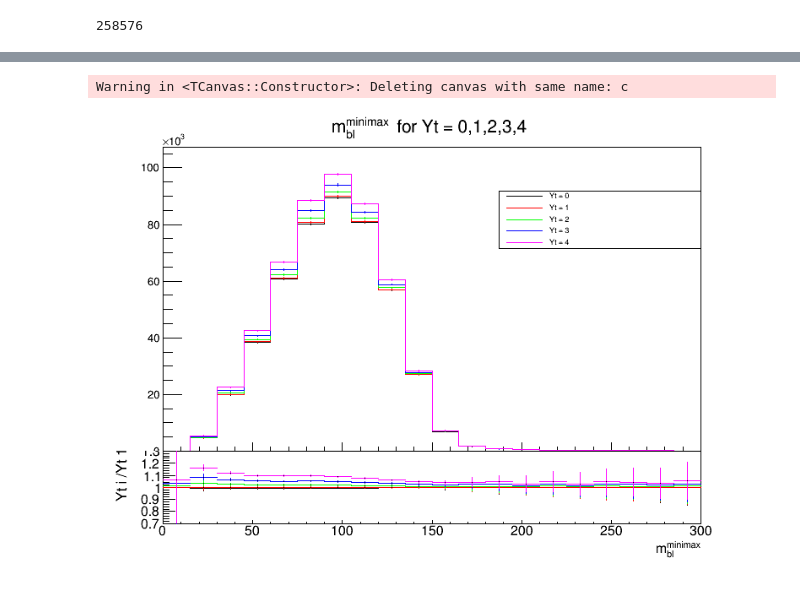
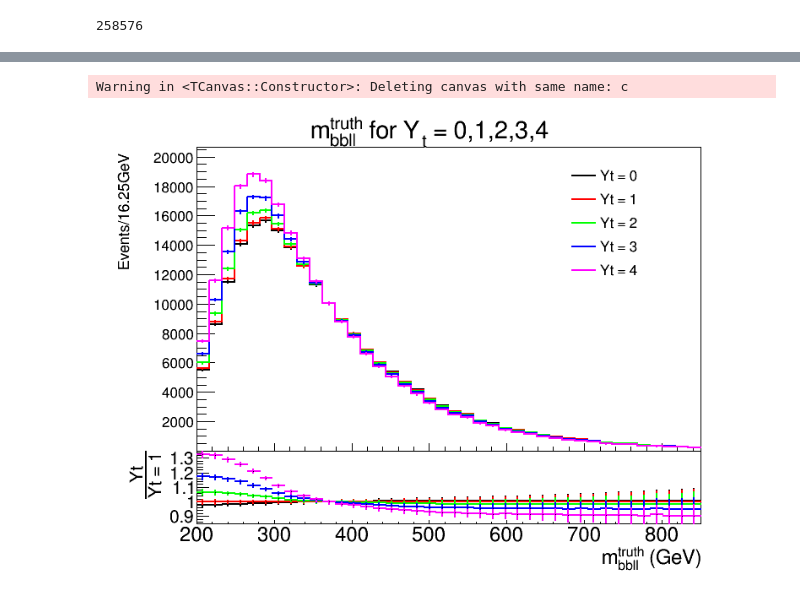
Before and after one commit to cinyuzhu/ttbar-mass, a Jupyter notebook: Yt_analysis/m_ttbar.ipynb, the cells around one changed output, grey strips where cells are left out. Saved outputs shown, nothing was run; the diff lists cells and outputs as text; code cells hidden in the pictures.

Commit message:
update ratio plot setting details

```diff
--- a/Yt_analysis/m_ttbar.ipynb
+++ b/Yt_analysis/m_ttbar.ipynb
@@ -127,55 +165,64 @@ c = ROOT.TCanvas("c", "c", 800, 600)
 # Divide the canvas into two pads: one for the upper plot, one for the lower plot
 pad1 = ROOT.TPad("pad1", "pad1", 0, 0.3, 1, 1.0)
 pad1.SetBottomMargin(0)  # Remove the space between the plots
+pad1.SetLeftMargin(0.15)
 pad1.Draw()
 pad1.cd()
-m_bls[0].SetTitle("m_{bl}^{minimax} for Yt = 0,1,2,3,4")
-m_bls[0].Draw()
-m_bls[0].GetYaxis().SetRangeUser(0, m_bls[4].GetMaximum()*1.1)
-leg = TLegend(0.6,0.6,0.9,0.77)
+m_bbll_truths[0].SetTitle("m_{bbll}^{truth} for Y_{t} = 0,1,2,3,4")
+gStyle.SetTitleFontSize(0.07)
+
+m_bbll_truths[0].GetYaxis().SetLabelSize(0.045)
+m_bbll_truths[0].Draw()
+m_bbll_truths[0].GetYaxis().SetTitle("Events/16.25GeV")
+m_bbll_truths[0].GetYaxis().SetTitleSize(0.05)
+m_bbll_truths[0].GetYaxis().SetRangeUser(0.01, m_bbll_truths[4].GetMaximum()*1.1)
+
+leg = TLegend(0.7,0.5,0.9,0.85)
 colors = [1, 2, 3, 4, 6]
 for i, color in enumerate(colors):
-    m_bls[i].SetLineColor(color)
-    m_bls[i].Draw("same h")
-    leg.AddEntry(m_bls[i],"Yt = "+ str(i), "l")
-
+    m_bbll_truths[i].SetLineWidth(2)
+    m_bbll_truths[i].SetLineColor(color)
+    m_bbll_truths[i].Draw("same h")
+    leg.AddEntry(m_bbll_truths[i],"Yt = "+ str(i), "l")
+leg.SetBorderSize(0)
 leg.Draw()
 
 # Lower plot
 c.cd()
 pad2 = ROOT.TPad("pad2", "pad2", 0, 0.05, 1, 0.3)
 pad2.SetTopMargin(0)  # Remove the space between the plots
 pad2.SetBottomMargin(0.4)
 pad2.Draw()
 pad2.cd()
+pad2.SetLeftMargin(0.15)
 gStyle.SetOptStat(0)
 
 ratios = []
 
 for i in range(5):
-    ratios.append(m_bls[i].Clone("ratio"+str(i)))
+    ratios.append(m_bbll_truths[i].Clone("ratio"+str(i)))
 for i, ratio in enumerate(ratios):
+    # ratio = helper.ratio_beautify(ratio)
     ratio.SetStats(False)
     ratio.SetTitle("")
     ratio.GetXaxis().SetLabelOffset(0.005)
-    ratio.GetXaxis().SetLabelSize(0.12)
-    ratio.GetXaxis().SetTitleOffset(1.1)
-    ratio.GetXaxis().SetTitleSize(0.12)
-    ratio.GetYaxis().SetLabelSize(0.12)
-    ratio.GetYaxis().SetTitleSize(0.13)
-    ratio.GetYaxis().SetTitle("Yt i /Yt 1")
+    ratio.GetXaxis().SetLabelSize(0.18)
+    # ratio.GetXaxis().SetTitleOffset(1.1)
+    ratio.GetXaxis().SetTitleSize(0.18)
+    ratio.GetYaxis().SetLabelSize(0.16)
+    ratio.GetYaxis().SetTitleSize(0.16)
     ratio.GetYaxis().SetTitleOffset(0.3)
     ratio.GetYaxis().SetNdivisions(506)
-    # ratio.Draw("pe")
-    ratio.GetYaxis().SetRangeUser(0.7, 1.3)
-    ratio.GetXaxis().SetTitle("m_{bl}^{minimax}")
-    ratio.Divide(m_bls[1])
+    ratio.GetYaxis().SetTitle("#frac{Yt}{Yt = 1 }")
+    ratio.GetXaxis().SetTitle("m_{bbll}^{truth} (GeV)")
+    ratio.GetYaxis().SetRangeUser(0.85, 1.35)
+    ratio.Divide(m_bbll_truths[1])
     ratio.Draw("same")
 
 # ref = theta_bl_truth.Clone("ref")
 # ref.Divide(theta_bl_truth)
-# ref.Draw("same")
+# ref.Draw("same")distribution
 c.Draw()
 # %% [output]
 Warning in <TCanvas::Constructor>: Deleting canvas with same name: c
-[figure, old version]
+[figure, new version]
```
Also changed, not shown: parts of 5 cells of this notebook, 1 other file.
